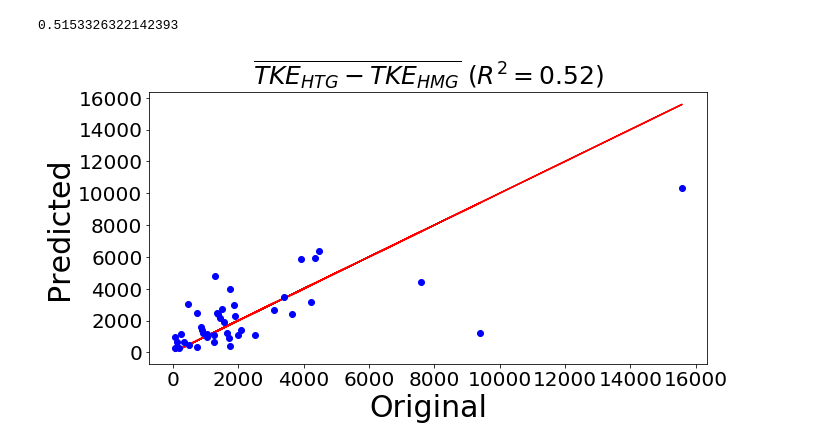
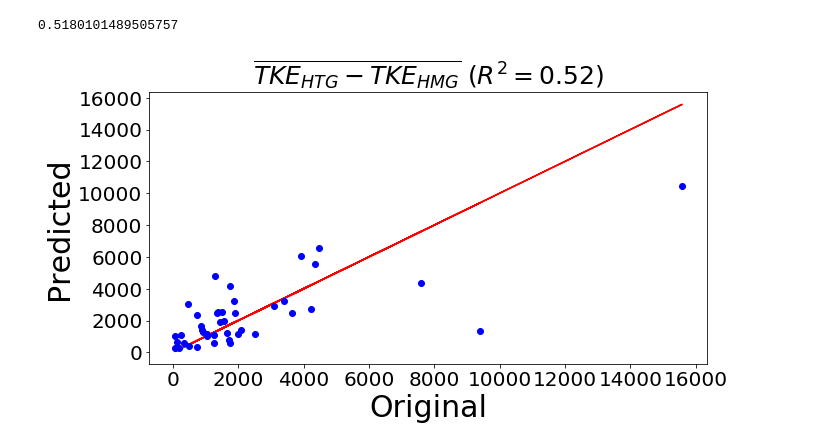
Before and after one commit to chaneyn/LESanalysis, a Jupyter notebook: Analysis.ipynb, the cells around one changed output. Cells and saved outputs as stored; diff of their text form; code cells hidden in the pictures.

```diff
--- a/Analysis.ipynb
+++ b/Analysis.ipynb
@@ -26,28 +26,38 @@ for var in ['TKE','LWP']:
 # %%
 from sklearn.linear_model import LinearRegression
 import sklearn.metrics
 var = 'TKE'
 metric = metrics[var]
 m2 = m #& (metric < 7000)
 #X = np.array([db['SH_L0_0.75'][m2],db['SH_L90'][m2],db['SH_var'][m2],db['SH_skew'][m2],db['SH_kurt'][m2]]).T
 #X = np.array([db['SH_L0_0.50'][m2],db['SH_L90_0.50'][m2],db['SH_var'][m2],db['SH_skew'][m2],db['SH_kurt'][m2]]).T
-X = np.array([db['SH_L0_0.75'][m2],db['SH_L90_0.75'][m2]]).T
+#X = np.array([db['sh_L0_0.75'][m2],db['sh_L90_0.75'][m2],
+#              db['lw_L0_0.75'][m2],db['lw_L90_0.75'][m2],
+#              db['lh_L0_0.75'][m2],db['lh_L90_0.75'][m2],
+#              db['sh_var'][m2],db['lh_var'][m2],db['lw_var'][m2],
+#              db['sh_skew'][m2],db['lh_skew'][m2],db['lw_skew'][m2],
+#              db['sh_kurt'][m2],db['lh_kurt'][m2],db['lw_kurt'][m2],
+#              db['ws'][m2],db['theta'][m2]]).T
+X = np.array([db['sh_L0_0.75'][m2],db['sh_L90_0.75'][m2],
+              db['sh_var'][m2]]).T
 #X = np.array([db['SH_L0_0.75'][m2],db['SH_L0_0.50'][m2],db['SH_L0_0.25'][m2],db['SH_L90_0.75'][m2],db['SH_L90_0.50'][m2],db['SH_L90_0.25'][m2]]).T
 y = metric[m2]
 #regr = RandomForestRegressor(random_state=0,n_estimators=250,oob_score=True).fit(X,y)
 regr = LinearRegression().fit(X, y)
 ypred = regr.predict(X)
 print(sklearn.metrics.explained_variance_score(y,ypred))
 plt.figure(figsize=(10,5))
 plt.plot(y,y,'r')
 plt.plot(y,ypred,'bo')
 plt.xlabel('Original',fontsize=30)
 plt.ylabel('Predicted',fontsize=30)
 plt.xticks(fontsize=20)
 plt.yticks(fontsize=20)
-plt.title(r'$\overline{TKE_{HTG} - TKE_{HMG}}$ ($R^2 = %.2f$)' % sklearn.metrics.explained_variance_score(y,ypred),fontsize=25)
-#plt.title(r'$\overline{LWP_{HTG} - LWP_{HMG}}$ ($R^2 = %.2f$)' % metrics.explained_variance_score(y,ypred),fontsize=25)
+if var == 'TKE':
+ plt.title(r'$\overline{TKE_{HTG} - TKE_{HMG}}$ ($R^2 = %.2f$)' % sklearn.metrics.explained_variance_score(y,ypred),fontsize=25)
+else:
+ plt.title(r'$\overline{LWP_{HTG} - LWP_{HMG}}$ ($R^2 = %.2f$)' % sklearn.metrics.explained_variance_score(y,ypred),fontsize=25)
 plt.show()
 # %% [output]
-0.5153326322142393
+0.5180101489505757
-[figure, old version]
+[figure, new version]
```
Also changed, not shown: parts of 19 cells of this notebook, 1 other file.
